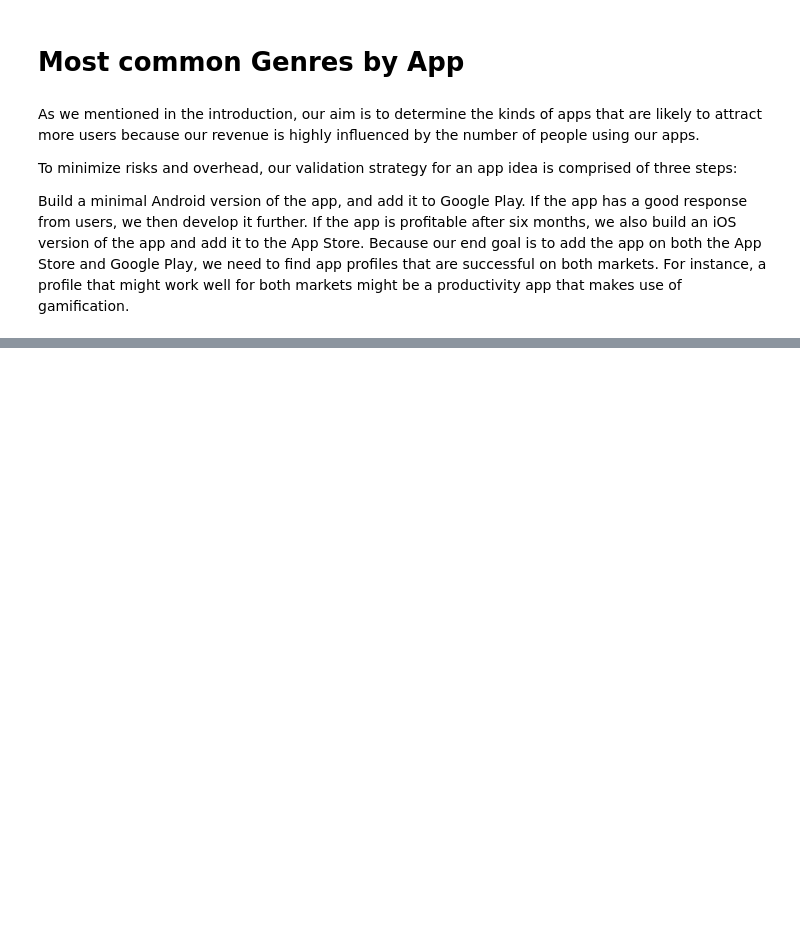
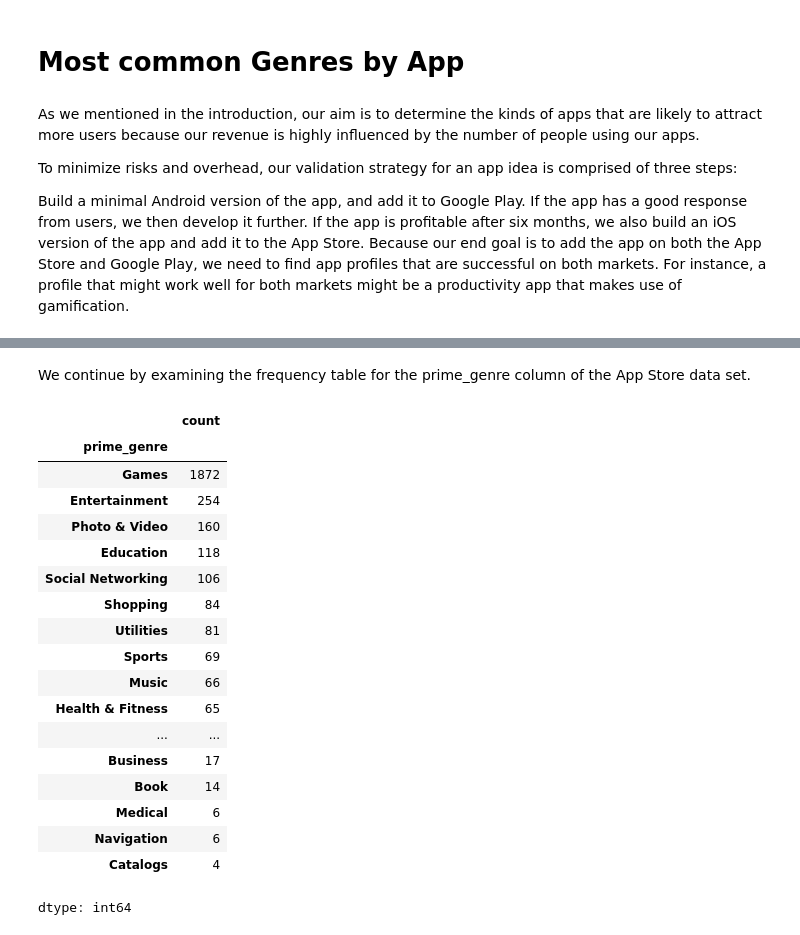
Before and after one commit to KostasTheOne/Mobile-Apps-Project, a Jupyter notebook: Profitable_Apps.ipynb, the cells around one changed output, grey strips where cells are left out. Saved outputs shown, nothing was run; the diff lists cells and outputs as text; code cells hidden in the pictures; blank space fills up the shorter version.

Commit message:
Found most popular genres, but needs more edit

```diff
--- a/Profitable_Apps.ipynb
+++ b/Profitable_Apps.ipynb
@@ -396,5 +396,5 @@ android_clean2.head()
 # %%
 apple_english_apps = apple_clean["track_name"].apply(is_english)
 # %%
-apple_clean2 = apple_clean[apple_english_apps]
+apple_english= apple_clean[apple_english_apps]
 # %%
@@ -448,0 +422,3 @@ apple_clean2[apple_clean2["price"]==0]
+# %%
+apple_final = apple_english[apple_english["price"]==0]
+print(len(apple_final))
@@ -459,0 +482,24 @@ Because our end goal is to add the app on both the App Store and Google Play, we
+# %% [markdown]
+We continue by examining the frequency table for the prime_genre column of the App Store data set.
+# %%
+apple_final["prime_genre"].value_counts()
+# %% [output]
+|  | count |
+| prime_genre |  |
+| Games | 1872 |
+| Entertainment | 254 |
+| Photo & Video | 160 |
+| Education | 118 |
+| Social Networking | 106 |
+| Shopping | 84 |
+| Utilities | 81 |
+| Sports | 69 |
+| Music | 66 |
+| Health & Fitness | 65 |
+| ... | ... |
+| Business | 17 |
+| Book | 14 |
+| Medical | 6 |
+| Navigation | 6 |
+| Catalogs | 4 |
+dtype: int64
```
Also changed, not shown: parts of 12 cells of this notebook.
